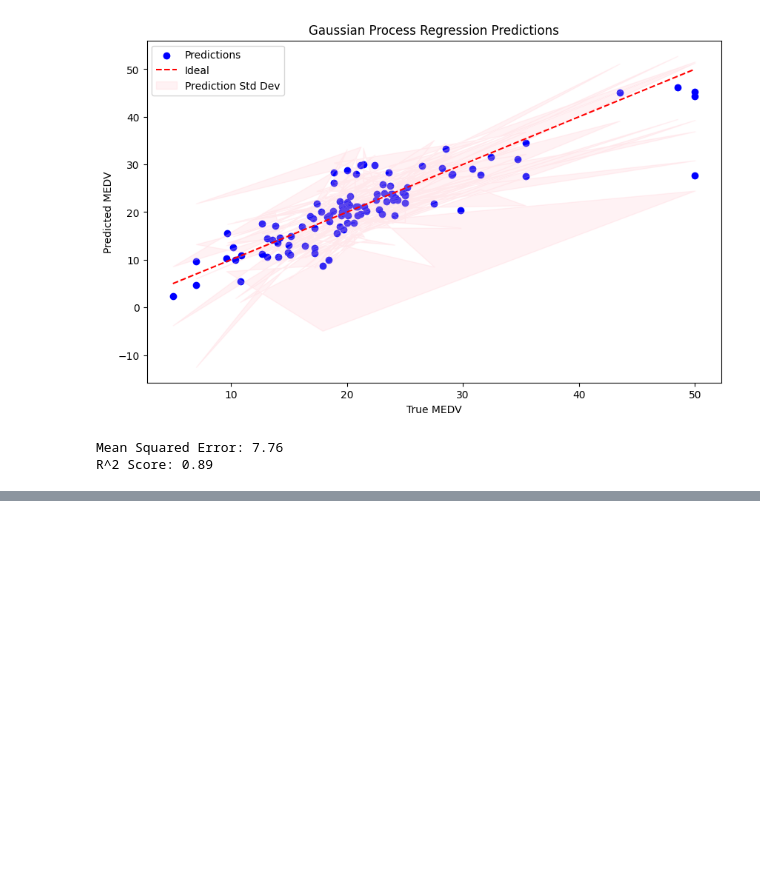
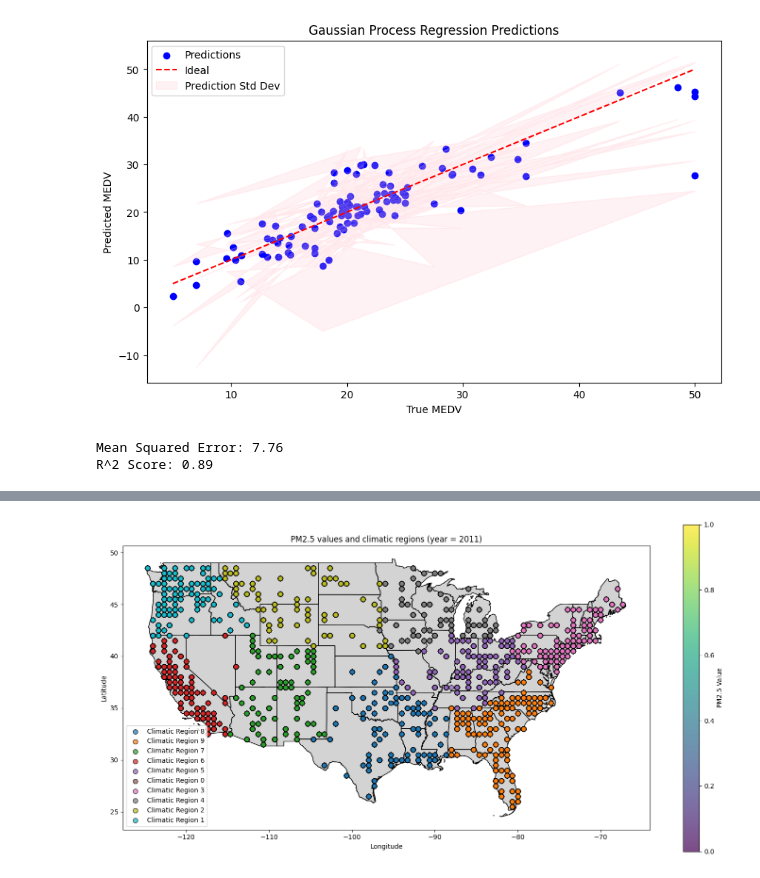
Before and after one commit to shrey-gupta/soil-land-crop, a Jupyter notebook: testing-models.ipynb, the cells around one changed output, grey strips where cells are left out. Saved outputs shown, nothing was run; the diff lists cells and outputs as text; code cells hidden in the pictures; blank space fills up the shorter version.

```diff
--- a/testing-models.ipynb
+++ b/testing-models.ipynb
@@ -220,0 +280,9 @@ R^2 Score: 0.89
+# %%
+us_sensors_df = pd.read_csv("/Users/shrey/Downloads/Soil_Land_Crop/datasets/US_data/us_monitoring_full.csv")
+# %%
+us_sensors_df = us_sensors_df[['day', 'month', 'cmaq_x', 'cmaq_y', 'cmaq_id', 'lon', 'lat', 'rid', 'elev',
+       'forest_cover', 'pd', 'local', 'limi', 'high', 'is', 'nldas_pevapsfc',
+       'nldas_pressfc', 'nldas_cape', 'nldas_ugrd10m', 'nldas_vgrd10m',
+       'nldas_tmp2m', 'nldas_rh2m', 'nldas_dlwrfsfc', 'nldas_dswrfsfc',
+       'nldas_pcpsfc', 'nldas_fpcsfc', 'gc_aod', 'aod_value', 'emissi11_pm25',
+       'pm25_value']]
@@ -220,0 +299,41 @@ R^2 Score: 0.89
+# %%
+#### US plot with shape plot and climatic regions
+
+# Load the shapefile using GeoPandas
+shapefile_path = "/Users/shrey/Downloads/PM25/transfer-learning-propagation/data/Shape-files/cb_2018_us_state_5m/cb_2018_us_state_5m.shp"
+us_shapefile = gpd.read_file(shapefile_path)
+
+# Filter the shapefile to keep only the conterminous US (exclude Alaska, Hawaii, and territories)
+conterminous_us = us_shapefile[~us_shapefile['STUSPS'].isin(['AK', 'HI', 'PR', 'GU', 'VI', 'AS', 'MP'])]
+
+# Create a color map for the different climatic regions (assuming there are 10 regions)
+regions = us_sensors_df['rid'].unique()
+colors = plt.cm.get_cmap('tab10', len(regions))  # Use 'tab10' colormap for categorical data
+
+# Create the figure and axis
+fig, ax = plt.subplots(figsize=(18, 9))
+
+# Plot the conterminous US shapefile
+conterminous_us.plot(ax=ax, color='lightgray', edgecolor='black')
+
+# Loop through each region and plot the points for that region
+for i, region in enumerate(regions):
+    region_data = us_sensors_df[us_sensors_df['rid'] == region]
+    sc = ax.scatter(region_data['lon'], region_data['lat'], c=[colors(i)],
+               label=f'Climatic Region {region}', s=50, edgecolor='k', alpha=0.7)
+
+# Add a colorbar for PM2.5 values
+plt.colorbar(sc, label = 'PM2.5 Value')
+
+# Add labels and title
+plt.xlabel('Longitude')
+plt.ylabel('Latitude')
+plt.title('PM2.5 values and climatic regions (year = 2011)')
+
+# Add a legend to mark the different climatic regions
+plt.legend(loc='lower left')
+
+# Show the plot
+plt.show()
+# %% [output]
+[figure, added]
```
Also changed, not shown: parts of 14 cells of this notebook.
